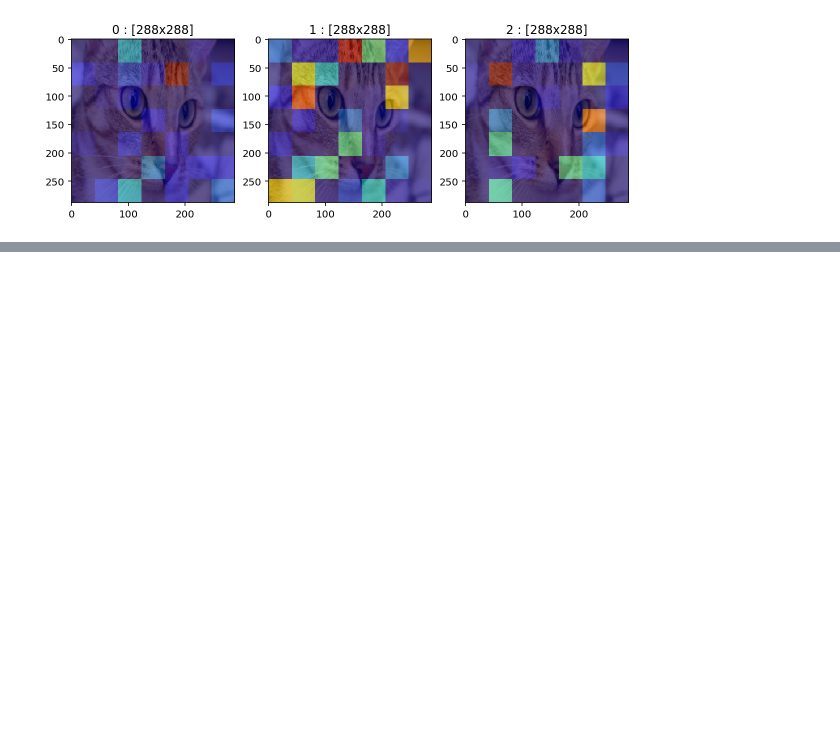
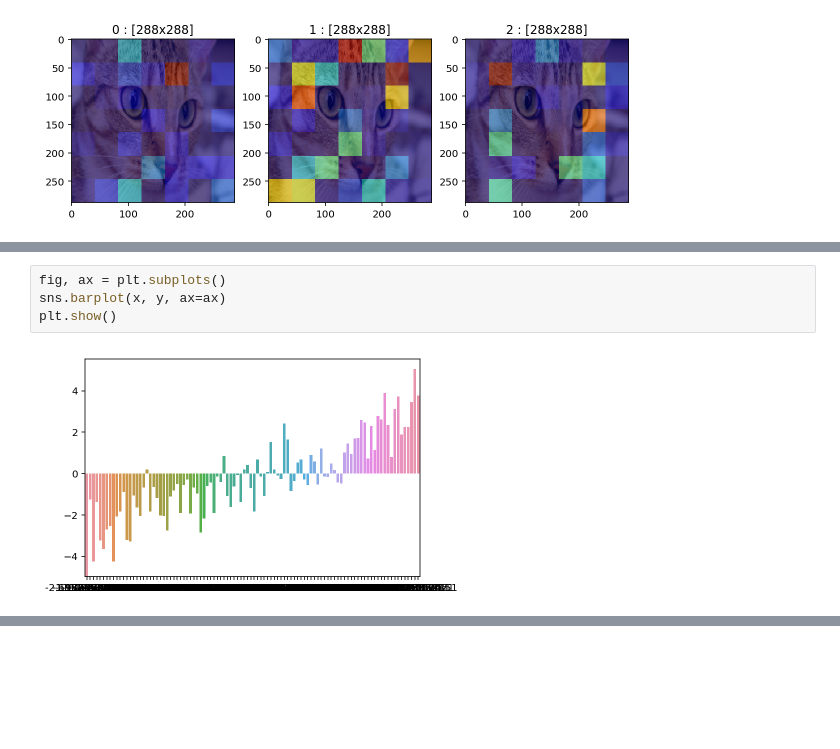
Before and after one commit to wookayin/tensorflow-plot, a Jupyter notebook: examples/showcases.ipynb, the cells around one changed output, grey strips where cells are left out. Cells and saved outputs as stored; diff of their text form; blank space fills up the shorter version.

```diff
--- a/examples/showcases.ipynb
+++ b/examples/showcases.ipynb
@@ -218,0 +259,6 @@ plt.show()
+# %%
+fig, ax = plt.subplots()
+sns.barplot(x, y, ax=ax)
+plt.show()
+# %% [output]
+[figure, added]
```
Also changed, not shown: parts of 16 cells of this notebook, 1 other file.
